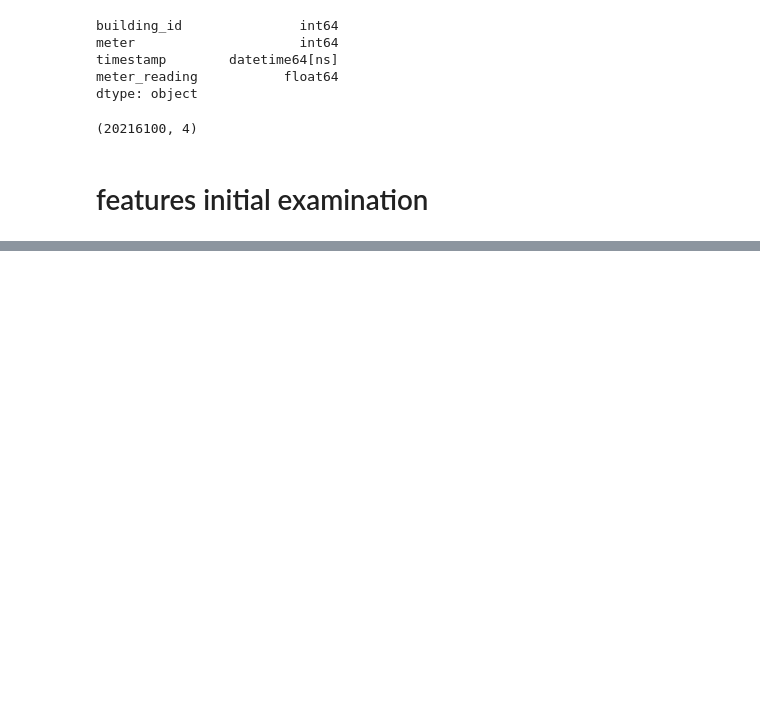
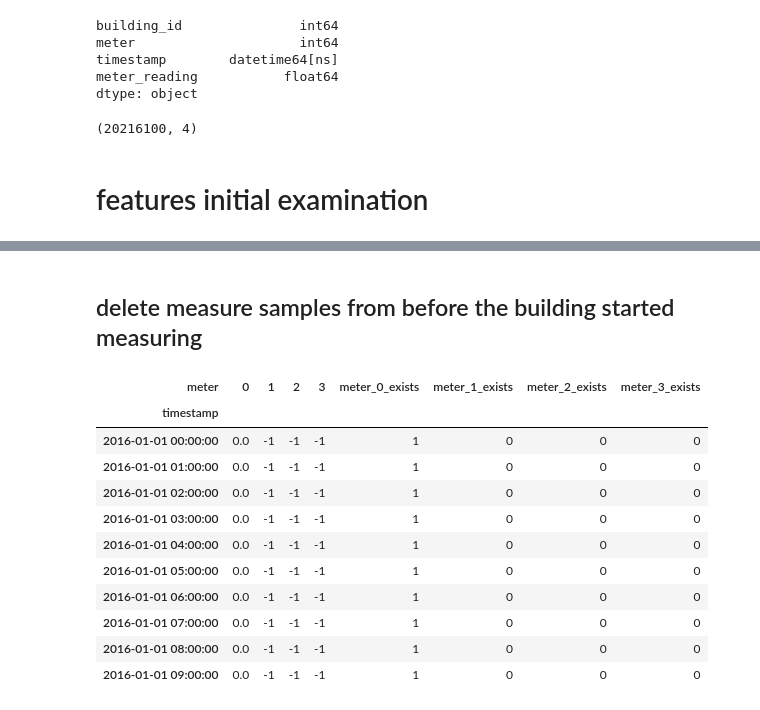
Before and after one commit to ItayElizur/kaggle_energy, a Jupyter notebook: train data examination.ipynb, the cells around one changed output, grey strips where cells are left out. Drawn from its saved outputs; the diff is of its cells as text; code cells hidden in the pictures; blank space fills up the shorter version.

```diff
--- a/train data examination.ipynb
+++ b/train data examination.ipynb
@@ -36,0 +143,29 @@ train['meter_reading'].value_counts()[0]/train.shape[0]
+# %%
+## at the target values as feature, to predict the next values. also adds missing values columns.
+building_samples = {}
+for key,group in train.groupby('building_id'):
+    pivoted_group = group.pivot(index='timestamp',columns='meter',values='meter_reading')
+    pivoted_group = pivoted_group.fillna(-1)
+    for i in range(4):
+        if i not in pivoted_group.columns:
+            pivoted_group[i] = -1
+    for i in range(4):
+        pivoted_group[f'meter_{i}_exists'] = pivoted_group[i].apply(lambda x: 1 if x!=-1 else 0)
+    building_samples[key] = pivoted_group
+# %% [markdown]
+## delete measure samples from before the building started measuring
+# %%
+building_samples[0].head(10)
+# %% [output]
+| meter | 0 | 1 | 2 | 3 | meter_0_exists | meter_1_exists | meter_2_exists | meter_3_exists |
+| timestamp |  |  |  |  |  |  |  |  |
+| 2016-01-01 00:00:00 | 0.0 | -1 | -1 | -1 | 1 | 0 | 0 | 0 |
+| 2016-01-01 01:00:00 | 0.0 | -1 | -1 | -1 | 1 | 0 | 0 | 0 |
+| 2016-01-01 02:00:00 | 0.0 | -1 | -1 | -1 | 1 | 0 | 0 | 0 |
+| 2016-01-01 03:00:00 | 0.0 | -1 | -1 | -1 | 1 | 0 | 0 | 0 |
+| 2016-01-01 04:00:00 | 0.0 | -1 | -1 | -1 | 1 | 0 | 0 | 0 |
+| 2016-01-01 05:00:00 | 0.0 | -1 | -1 | -1 | 1 | 0 | 0 | 0 |
+| 2016-01-01 06:00:00 | 0.0 | -1 | -1 | -1 | 1 | 0 | 0 | 0 |
+| 2016-01-01 07:00:00 | 0.0 | -1 | -1 | -1 | 1 | 0 | 0 | 0 |
+| 2016-01-01 08:00:00 | 0.0 | -1 | -1 | -1 | 1 | 0 | 0 | 0 |
+| 2016-01-01 09:00:00 | 0.0 | -1 | -1 | -1 | 1 | 0 | 0 | 0 |
```
Also changed, not shown: parts of 35 cells of this notebook.
